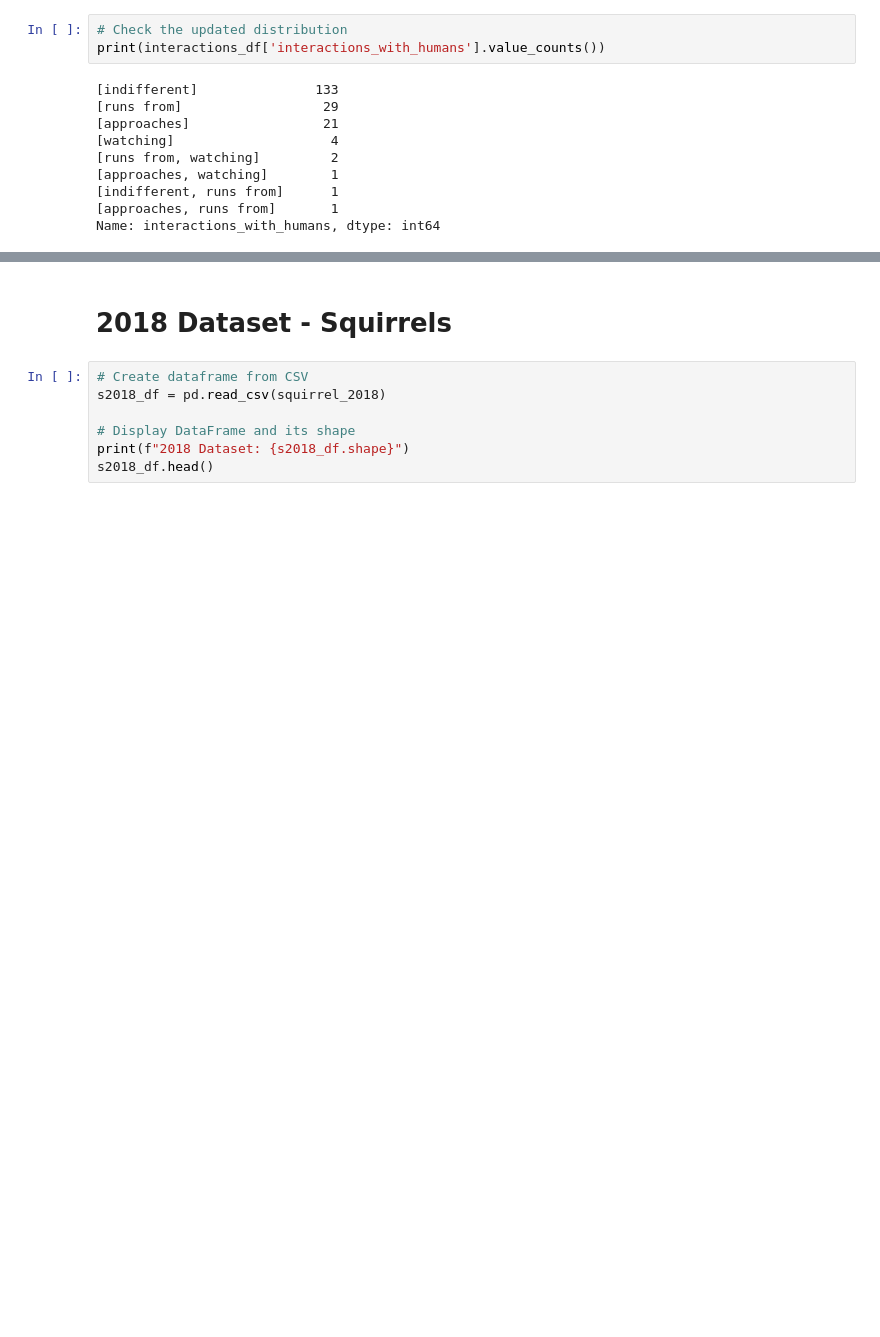
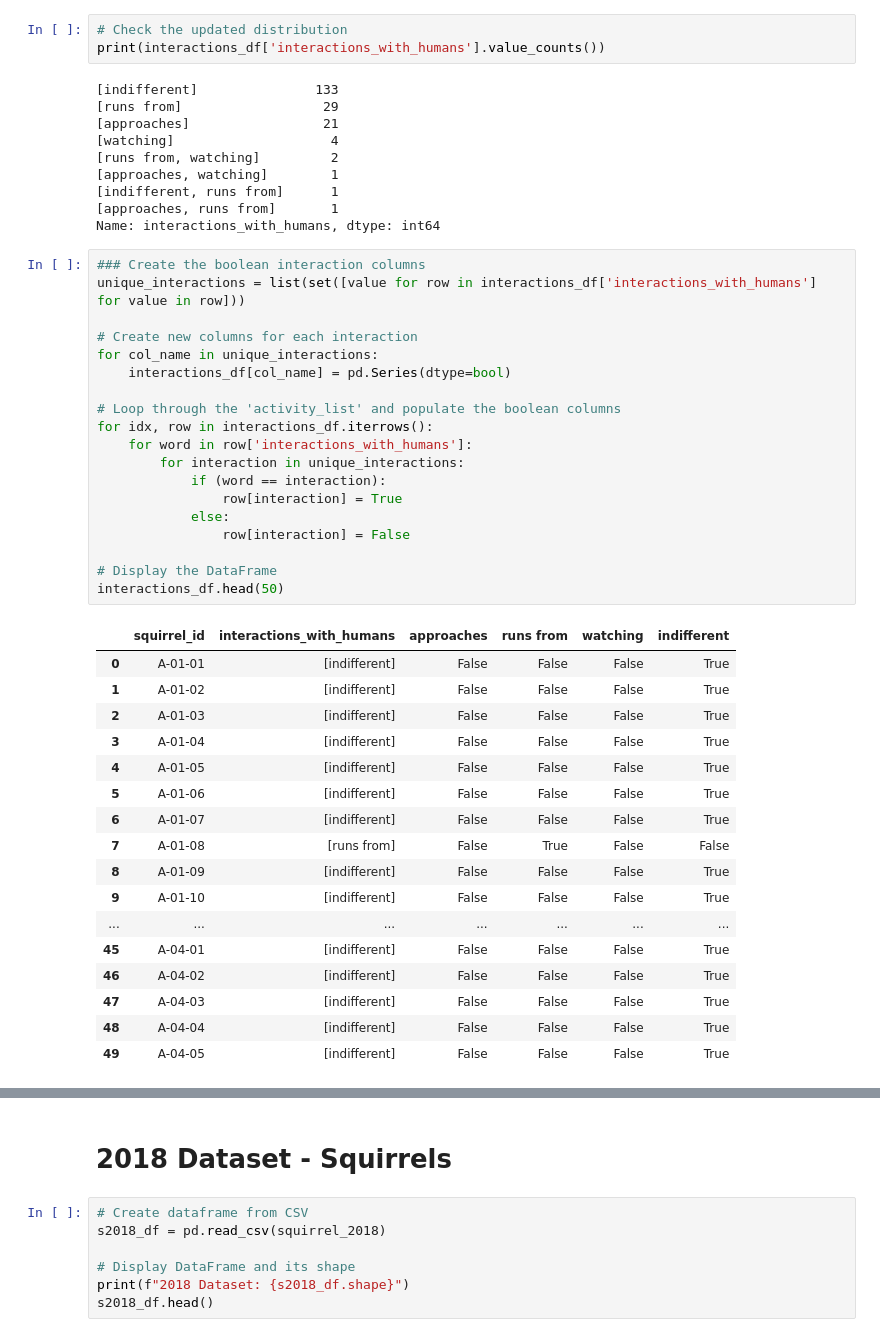
Before and after one commit to alyssahondrade/we-the-new-york-city-squirrels, a Jupyter notebook: squirrel_cleaning.ipynb, the cells around one changed output, grey strips where cells are left out. Drawn from its saved outputs; the diff is of its cells as text; blank space fills up the shorter version.

Commit message:
converted boolean columns to bool type

```diff
--- a/squirrel_cleaning.ipynb
+++ b/squirrel_cleaning.ipynb
@@ -411,3 +412,40 @@ print(interactions_df['interactions_with_humans'].value_counts())
 [indifferent, runs from]      1
 [approaches, runs from]       1
 Name: interactions_with_humans, dtype: int64
+# %%
+### Create the boolean interaction columns
+unique_interactions = list(set([value for row in interactions_df['interactions_with_humans'] for value in row]))
+
+# Create new columns for each interaction
+for col_name in unique_interactions:
+    interactions_df[col_name] = pd.Series(dtype=bool)
+
+# Loop through the 'activity_list' and populate the boolean columns
+for idx, row in interactions_df.iterrows():
+    for word in row['interactions_with_humans']:
+        for interaction in unique_interactions:
+            if (word == interaction):
+                row[interaction] = True
+            else:
+                row[interaction] = False
+
+# Display the DataFrame
+interactions_df.head(50)
+# %% [output]
+|  | squirrel_id | interactions_with_humans | approaches | runs from | watching | indifferent |
+| 0 | A-01-01 | [indifferent] | False | False | False | True |
+| 1 | A-01-02 | [indifferent] | False | False | False | True |
+| 2 | A-01-03 | [indifferent] | False | False | False | True |
+| 3 | A-01-04 | [indifferent] | False | False | False | True |
+| 4 | A-01-05 | [indifferent] | False | False | False | True |
+| 5 | A-01-06 | [indifferent] | False | False | False | True |
+| 6 | A-01-07 | [indifferent] | False | False | False | True |
+| 7 | A-01-08 | [runs from] | False | True | False | False |
+| 8 | A-01-09 | [indifferent] | False | False | False | True |
+| 9 | A-01-10 | [indifferent] | False | False | False | True |
+| ... | ... | ... | ... | ... | ... | ... |
+| 45 | A-04-01 | [indifferent] | False | False | False | True |
+| 46 | A-04-02 | [indifferent] | False | False | False | True |
+| 47 | A-04-03 | [indifferent] | False | False | False | True |
+| 48 | A-04-04 | [indifferent] | False | False | False | True |
+| 49 | A-04-05 | [indifferent] | False | False | False | True |
```
Also changed, not shown: parts of 10 cells of this notebook.
